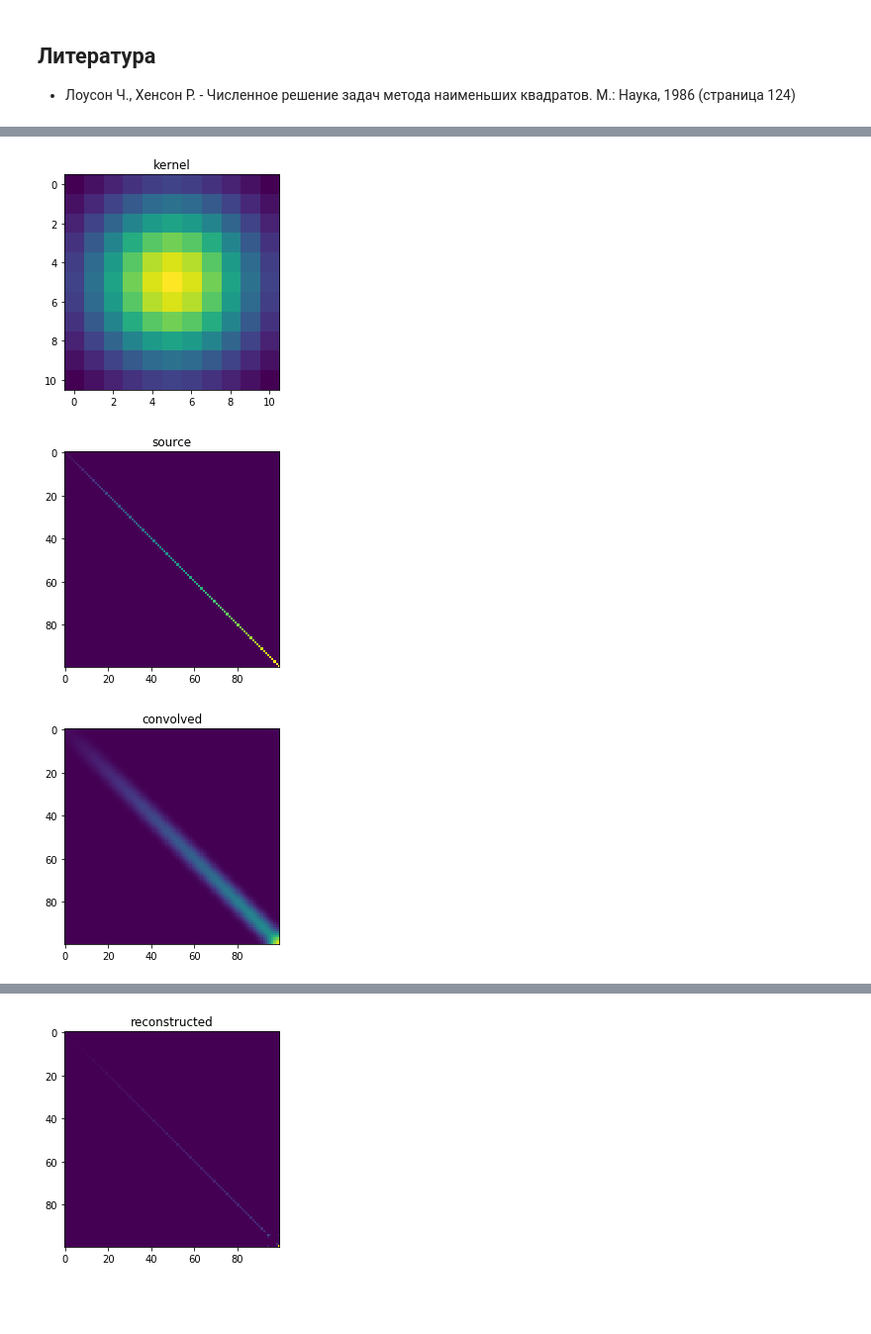
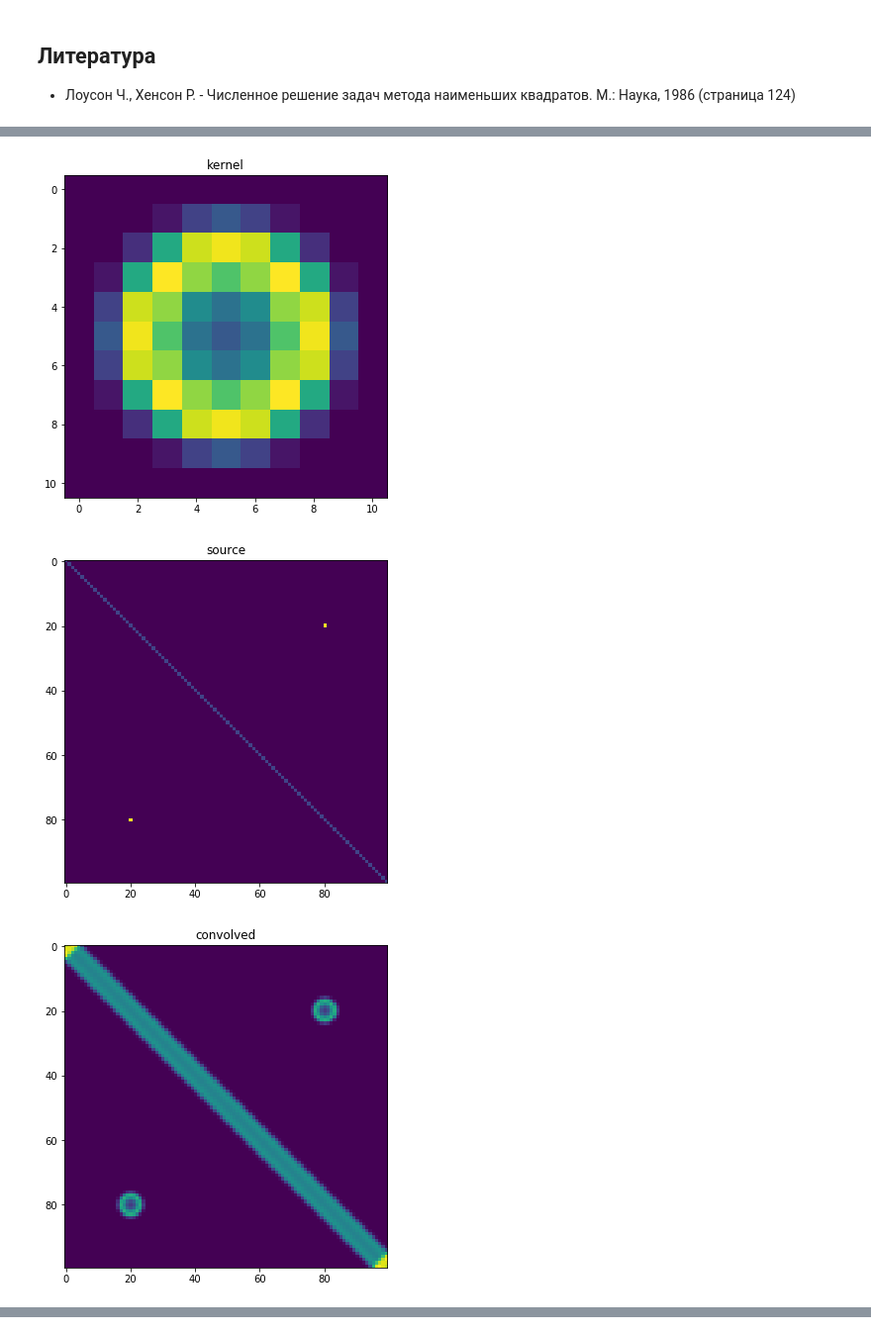
Before and after one commit to pyoadfe/seminars, a Jupyter notebook: nnls.ipynb, the cells around one changed output, grey strips where cells are left out. Shown: that part at 99% size. Cells and saved outputs as stored; diff of their text form; code cells hidden in the pictures; blank space fills up the shorter version.

```diff
--- a/nnls.ipynb
+++ b/nnls.ipynb
@@ -101,43 +101,25 @@ import matplotlib.pyplot as plt
 from PIL import Image
 from scipy.ndimage import convolve
 
-
 def show_img(array, title=''):
-    plt.figure()
+    plt.figure(figsize=(6,6))
     plt.title(title)
     plt.imshow(array)
 
+kernel_size = 11
+sigma = 5
+x, y = np.indices((kernel_size, kernel_size)) - kernel_size // 2
+kernel = np.exp(-(x**2 + y**2 - 8)**2 / (2 * sigma**2))
+show_img(kernel, 'kernel')
 
-kernel_size = 11
-sigma = 3
-x, y = np.indices((kernel_size, kernel_size)) - kernel_size // 2
-kernel = np.exp(-(x**2 + y**2) / (2 * sigma**2))
-show_img(kernel, 'kernel')
 source = np.zeros((100, 100))
-source[np.diag_indices(source.shape[0])] = np.arange(source.shape[0]) + 2
-source[0, -1] = 3
-# source = np.array(Image.open('casa.png'), dtype=np.float)[::2, ::2]
+source[np.diag_indices(source.shape[0])] = 1.0
+source[20, 80] = source[80, 20] = 5.0
 show_img(source, 'source')
+
 convolved = convolve(source, kernel)
 show_img(convolved, 'convolved')
-noised = convolved + 2 - 4 * np.random.rand(*source.shape)
+
+noised = convolved + 2 - 2 * np.random.rand(*source.shape)
 show_img(noised, 'noised')
-a = np.zeros(convolved.shape + source.shape)
-for convolved_idx in np.ndindex(convolved.shape):
-    for kernel_idx in np.ndindex(kernel.shape):
-        k_idx = tuple(x - size // 2 for size, x in zip(kernel.shape, kernel_idx))
-        source_idx = tuple(x + y for x, y in zip(convolved_idx, k_idx))
-        if ((source_idx[0] < 0)
-            or (source_idx[1] < 0)
-            or (source_idx[0] >= source.shape[0])
-            or (source_idx[1] >= source.shape[1])):
-            continue
-        a[convolved_idx + source_idx] = kernel[kernel_idx]
-a = a.reshape(convolved.size, source.size)
-# print(a)
-b = convolved.reshape(-1)
-n = NNLS(a, b)
-result = n.solve()
-# print(result.x.reshape(source.shape))
-show_img(result.x.reshape(source.shape), 'reconstructed')
 # %% [output]
@@ -145,3 +126,3 @@ To use the future default and silence this warning we advise to pass `rcond=None
-[figure, old version]
+[figure, new version]
-[figure, old version]
+[figure, new version]
-[figure, old version]
+[figure, new version]
@@ -149 +129,0 @@ To use the future default and silence this warning we advise to pass `rcond=None
-[figure, removed]
```
Also changed, not shown: parts of 4 cells of this notebook.
